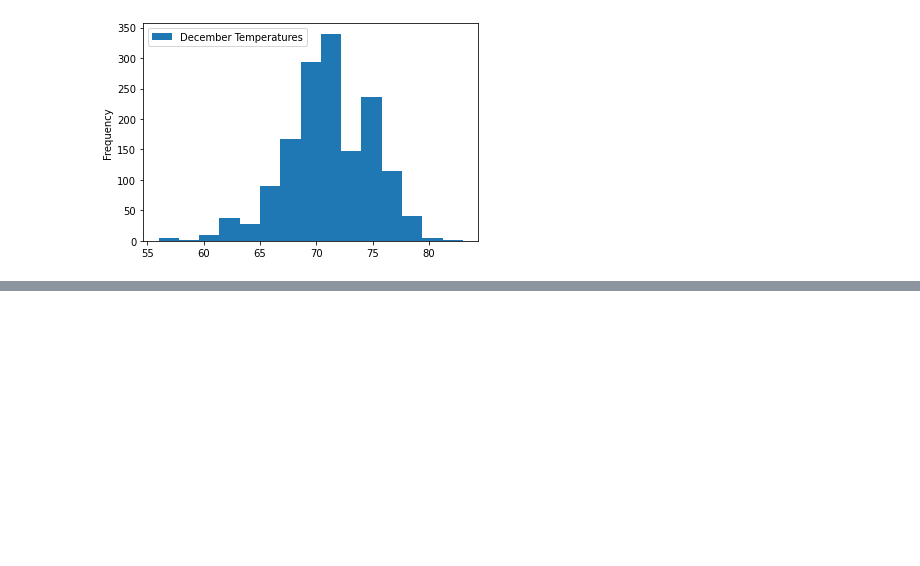
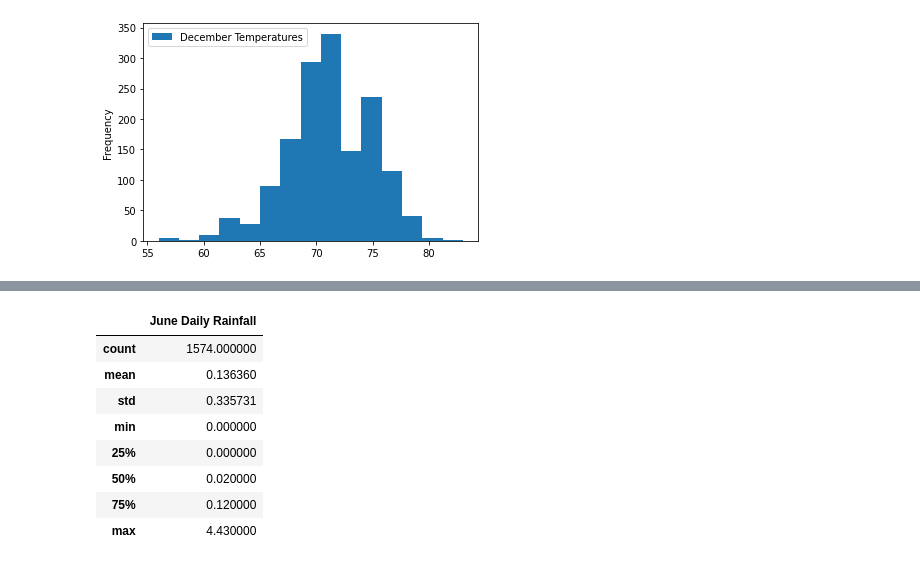
Before and after one commit to jrpillai/surfs_up, a Jupyter notebook: SurfsUp_Challenge.ipynb, the cells around one changed output, grey strips where cells are left out. Cells and saved outputs as stored; diff of their text form; code cells hidden in the pictures; blank space fills up the shorter version.

```diff
--- a/SurfsUp_Challenge.ipynb
+++ b/SurfsUp_Challenge.ipynb
@@ -126,0 +151,14 @@ plt.savefig('dec_hist.png')
+# %%
+# Convert the June list to dataframe and run summary statistics.
+prcp_june_df = pd.DataFrame(prcp_june_list, columns=["June Daily Rainfall"])
+prcp_june_df.describe()
+# %% [output]
+|  | June Daily Rainfall |
+| count | 1574.000000 |
+| mean | 0.136360 |
+| std | 0.335731 |
+| min | 0.000000 |
+| 25% | 0.000000 |
+| 50% | 0.020000 |
+| 75% | 0.120000 |
+| max | 4.430000 |
```
Also changed, not shown: parts of 8 cells of this notebook, 5 other files.
